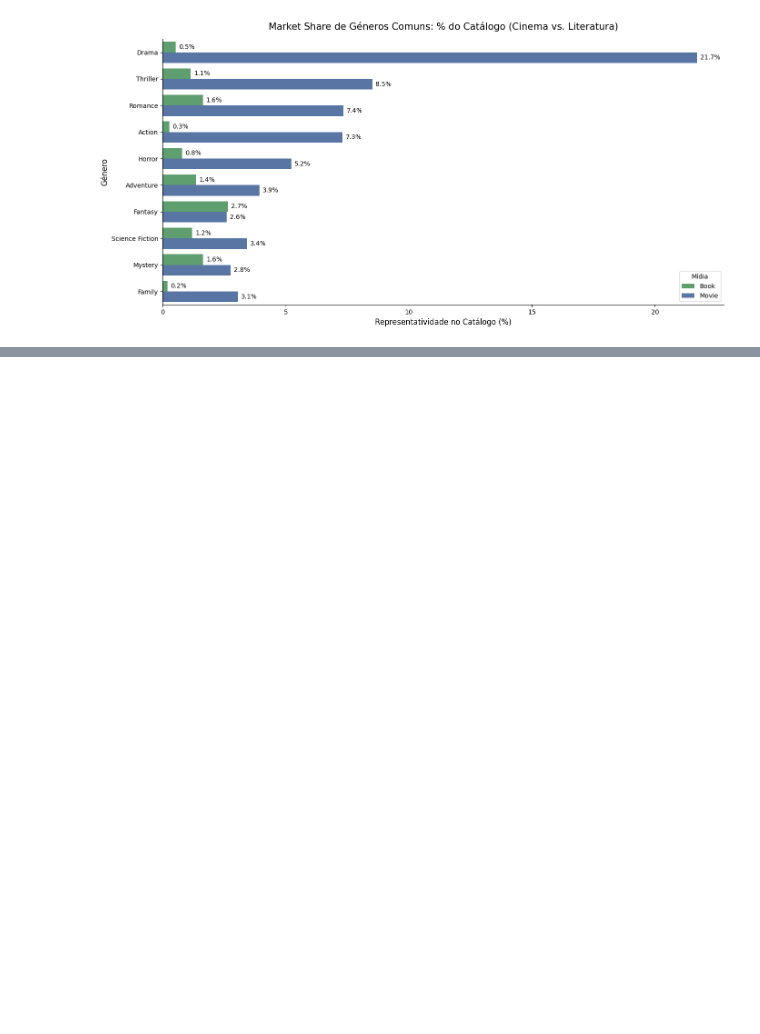
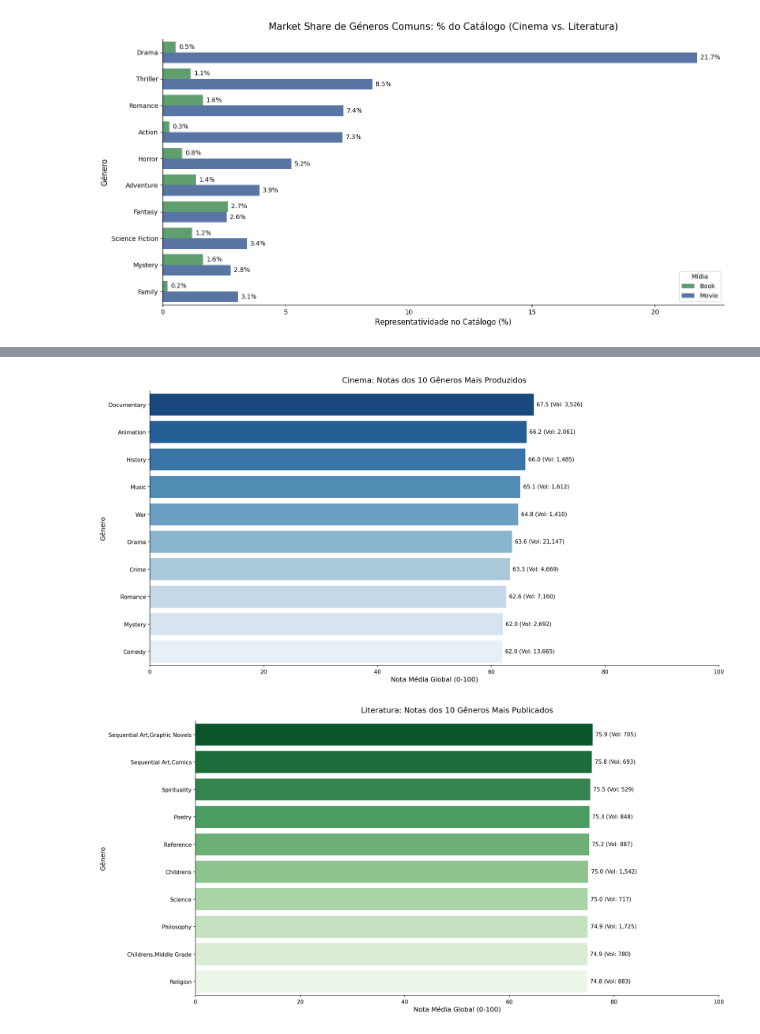
Before and after one commit to AleCecilio/entertainment_industry_performance_analysis, a Jupyter notebook: notebooks/02_data_analytics/17_analytics_genre_dynamics.ipynb, the cells around one changed output, grey strips where cells are left out. Saved outputs shown, nothing was run; the diff lists cells and outputs as text; code cells hidden in the pictures; blank space fills up the shorter version.

Commit message:
finalização notebook 17, análise dinamica dos gêneros em ambas as mídias, desde suas notas, até seus volumes de produção.

```diff
--- a/notebooks/02_data_analytics/17_analytics_genre_dynamics.ipynb
+++ b/notebooks/02_data_analytics/17_analytics_genre_dynamics.ipynb
@@ -182,0 +341,12 @@ plt.show()
+# %%
+midia = ['Movie', 'Book']
+cor = ['Blues_r', 'Greens_r']
+
+def tipo_titulo(classificacao, midia):
+    match midia:
+        case 'Movie':
+            return f'Cinema: Notas dos 10 Gêneros {classificacao} Produzidos'
+        case 'Book':
+            return f'Literatura: Notas dos 10 Gêneros {classificacao} Publicados'
+        case _:
+            print('Mídia não registrada!')
@@ -182,0 +355,3 @@ plt.show()
+# %%
+# Notas Por Gêneros Com Maior Volume de Obras
+df_bolha_desc = favoritismo_por_volume(ordem_volume='DESC')
@@ -182,0 +384,14 @@ plt.show()
+# %%
+for i in (0,1):
+    grafico_nota_media_genero(
+        df=df_bolha_desc[
+            df_bolha_desc['media_type'] == midia[i]
+        ]
+        .head(10)
+        .sort_values('Nota_Media_Genero', ascending=False),
+        palette=cor[i],
+        titulo=tipo_titulo('Mais', midia[i])
+    )
+# %% [output]
+[figure, added]
+[figure, added]
```
Also changed, not shown: parts of 16 cells of this notebook.
